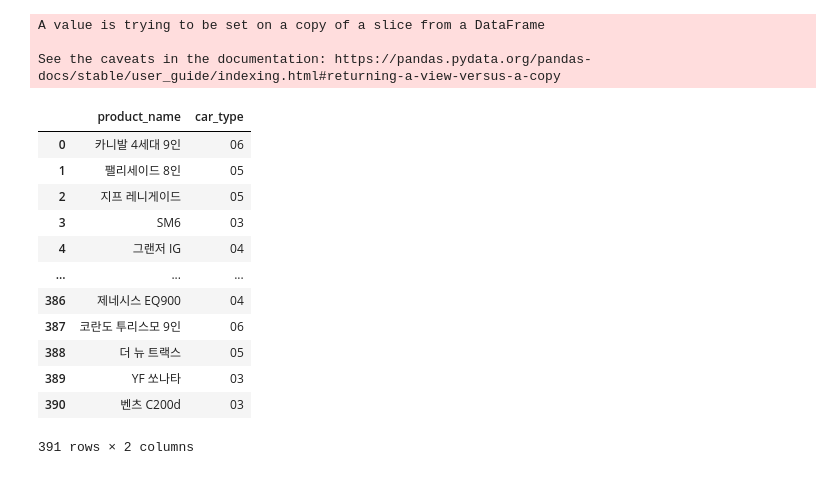
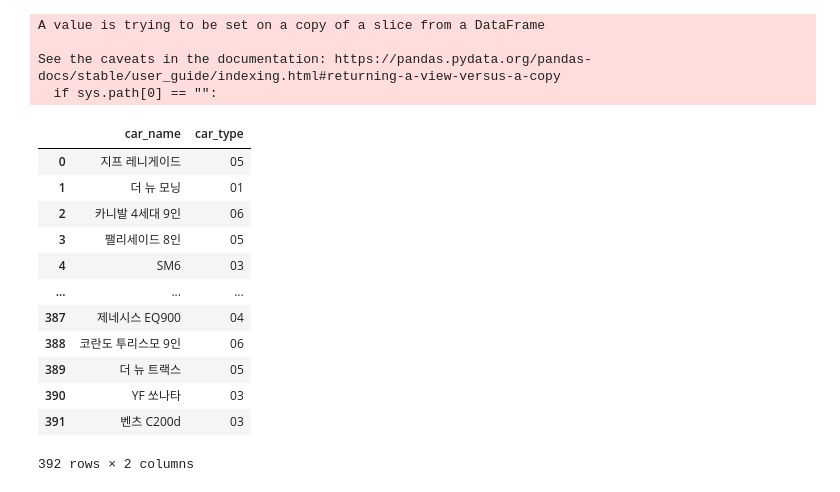
Before and after one commit to trouvlemaker/dynamic_pricing, a Jupyter notebook: car_type_mapping.ipynb, the cells around one changed output. Cells and saved outputs as stored; diff of their text form; code cells hidden in the pictures.

```diff
--- a/car_type_mapping.ipynb
+++ b/car_type_mapping.ipynb
@@ -18,4 +20,4 @@ FROM
   `charged-genre-350106.bcml.bcml_rentcar`
 """
 # %%
-car_type = bqclient.query(query_rentcar).to_dataframe()
+jjps= bqclient.query(query_rentcar).to_dataframe()
@@ -81,7 +23,0 @@ car_type
-# %%
-for i in tqdm(range(len(car_type))):
-    car_type['product_name'][i]=re.sub('\(.*\)|\s-\s.*','',car_type['product_name'][i])
-# %% [output]
-A value is trying to be set on a copy of a slice from a DataFrame
-
-See the caveats in the documentation: https://pandas.pydata.org/pandas-docs/stable/user_guide/indexing.html#returning-a-view-versus-a-copy
@@ -90,16 +24,40 @@ car_type=car_type[['product_name','car_type']]
-# %%
-car_type
-# %% [output]
-|  | product_name | car_type |
-| 0 | 카니발 4세대 9인 | 06 |
-| 1 | 팰리세이드 8인 | 05 |
-| 2 | 지프 레니게이드 | 05 |
-| 3 | SM6 | 03 |
-| 4 | 그랜저 IG | 04 |
-| ... | ... | ... |
-| 386 | 제네시스 EQ900 | 04 |
-| 387 | 코란도 투리스모 9인 | 06 |
-| 388 | 더 뉴 트랙스 | 05 |
-| 389 | YF 쏘나타 | 03 |
-| 390 | 벤츠 C200d | 03 |
-391 rows × 2 columns
+# %%
+#null값 제거
+jjps=jjps.dropna(axis=0)
+
+#중복 자동차 이름
+jjps=jjps.drop_duplicates(['product_name'])
+
+#리인덱싱(중간에 빈 인덱스)
+jjps=jjps.reset_index()
+
+#괄호 및 괄호안의 문자 제거
+for i in tqdm(range(len(jjps))):
+    jjps['product_name'][i]=re.sub('\(.*\)|\s-\s.*','',jjps['product_name'][i])
+
+#필요 데이터만 남기고
+jjps=jjps[['product_name','car_type']]
+
+#컬럼명 수정
+jjps.columns=['car_name','car_type']
+# %% [output]
+A value is trying to be set on a copy of a slice from a DataFrame
+
+See the caveats in the documentation: https://pandas.pydata.org/pandas-docs/stable/user_guide/indexing.html#returning-a-view-versus-a-copy
+  if sys.path[0] == "":
+# %%
+jjps
+# %% [output]
+|  | car_name | car_type |
+| 0 | 지프 레니게이드 | 05 |
+| 1 | 더 뉴 모닝 | 01 |
+| 2 | 카니발 4세대 9인 | 06 |
+| 3 | 팰리세이드 8인 | 05 |
+| 4 | SM6 | 03 |
+| ... | ... | ... |
+| 387 | 제네시스 EQ900 | 04 |
+| 388 | 코란도 투리스모 9인 | 06 |
+| 389 | 더 뉴 트랙스 | 05 |
+| 390 | YF 쏘나타 | 03 |
+| 391 | 벤츠 C200d | 03 |
+392 rows × 2 columns
```
Also changed, not shown: parts of 79 cells of this notebook.
